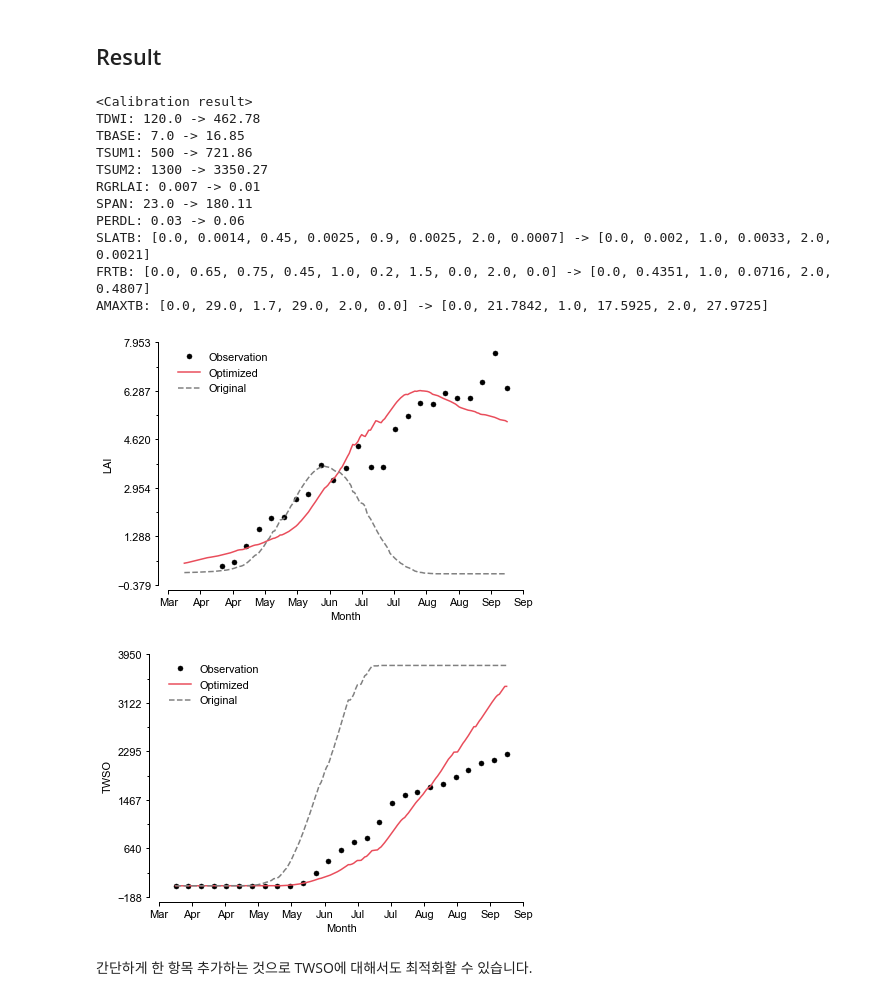
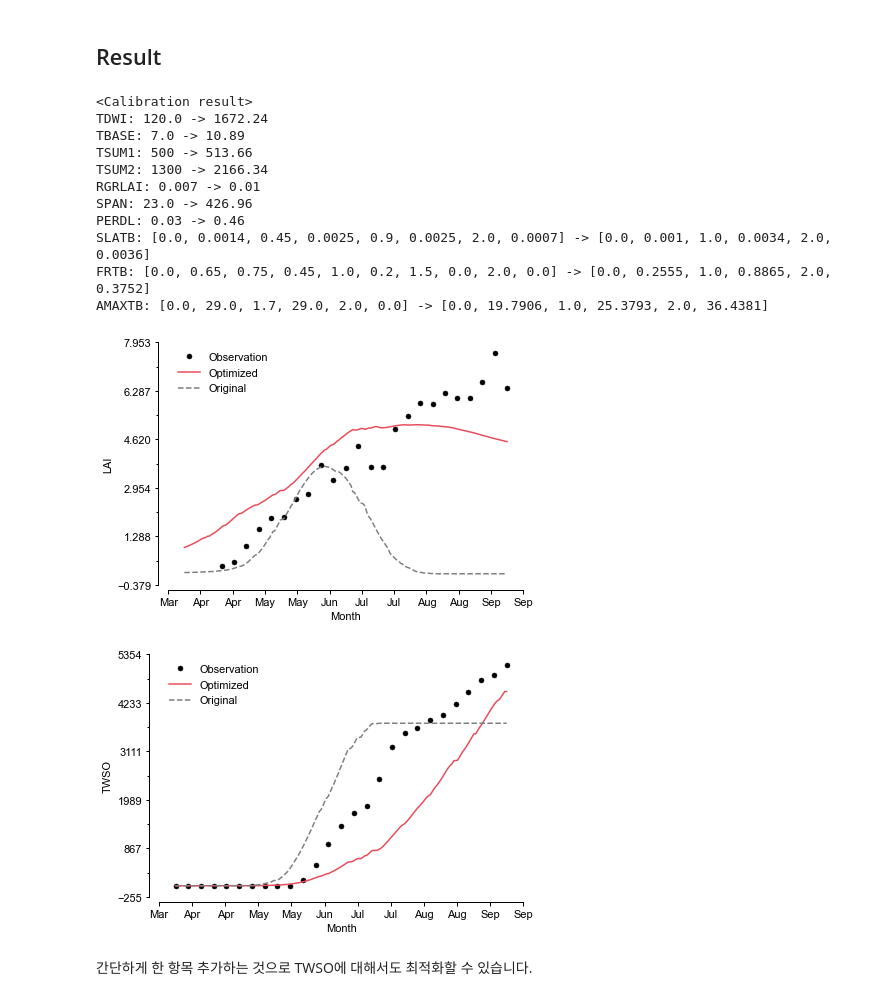
Before and after one commit to ataraxno/pcse_calibration, a Jupyter notebook: 03_multi_target_opt.ipynb, the cells around one changed output. Saved outputs shown, nothing was run; the diff lists cells and outputs as text; code cells hidden in the pictures.

```diff
--- a/03_multi_target_opt.ipynb
+++ b/03_multi_target_opt.ipynb
@@ -46,0 +56,3 @@ target_output.TWSO.plot()
+# %%
+minmax = pd.concat([target_output.min(), target_output.max()], axis=1)
+minmax.columns = ['min', 'max']
@@ -93,3 +102,8 @@ params_range_tb = [[0.001, 0.005, 3], [0, 1, 3], [0, 50, 3]] # [min, max, repeat
+# %%
+target_params = {'TDWI':[0, 2000], 'TBASE':[0, 30], 'TSUM1':[0, 1000],'TSUM2':[1000, 4000],
+                 'RGRLAI':[0, 0.01], 'SPAN':[0, 500], 'PERDL':[0, 1],
+                 'SLATB':[0.001, 0.005, 3, [0, 2]], 'FRTB':[0, 1, 3, [0, 2]], 'AMAXTB':[0, 50, 3, [0, 2]]}
+target_obj = target_output.columns
 # %%
 origin_value = {}
 for k in target_params:
@@ -99,15 +113,15 @@ for k in target_params:
 ## HyperOpt preparation
 # %%
 space = {}
-for p, r, in zip([_ for _ in target_params if not _.endswith('TB')], params_range):
-    space[p] = hp.uniform(p, r[0], r[1])
-for p, r, in zip([_ for _ in target_params if _.endswith('TB')], params_range_tb):
-    for i in range(r[2]):
-        space[f'{p}_{i}'] = hp.uniform(f'{p}_{i}', r[0], r[1])
+for k in [_ for _ in target_params if not _.endswith('TB')]:
+    space[k] = hp.uniform(k, target_params[k][0], target_params[k][1])
+for k in [_ for _ in target_params if _.endswith('TB')]:
+    for i in range(target_params[k][2]):
+        space[f'{k}_{i}'] = hp.uniform(f'{k}_{i}', target_params[k][0], target_params[k][1])
 # %% [markdown]
 ## Optimization process
 # %%
-objfunc_calculator = ObjectiveFunctionCalculator(target_params, target_obj, params, wdp, agro, target_output)
+objfunc_calculator = ObjectiveFunctionCalculator(target_params, target_obj, params, wdp, agro, target_output, minmax)
 # %%
 best = fmin(fn=objfunc_calculator, space=space, algo=tpe.suggest, max_evals=50)
 # %% [markdown]
@@ -118,24 +132,24 @@ for k in target_params:
     if not k.endswith('TB'):
         print(f'{k}: {origin_value[k]} -> {best[k]:.2f}')
     else:
-        TARGET = [x for x in best.keys() if x.startswith(k)]
         temp_list = []
-        for v1, v2 in zip(np.linspace(0.0, 2.0, len(TARGET)), [best[_] for _ in TARGET]):
+        for v1, v2 in zip(np.linspace(target_params[k][-1][0], target_params[k][-1][1], target_params[k][2]),
+                          [_ for _ in best if _.startswith(k)]):
             temp_list.append(v1)
-            temp_list.append(v2)
+            temp_list.append(best[v2])
         print(f'{k}: {origin_value[k]} -> {[np.round(_, 4) for _ in temp_list]}')
 # %% [output]
 <Calibration result>
-TDWI: 120.0 -> 462.78
-TBASE: 7.0 -> 16.85
-TSUM1: 500 -> 721.86
-TSUM2: 1300 -> 3350.27
+TDWI: 120.0 -> 1672.24
+TBASE: 7.0 -> 10.89
+TSUM1: 500 -> 513.66
+TSUM2: 1300 -> 2166.34
 RGRLAI: 0.007 -> 0.01
-SPAN: 23.0 -> 180.11
-PERDL: 0.03 -> 0.06
-SLATB: [0.0, 0.0014, 0.45, 0.0025, 0.9, 0.0025, 2.0, 0.0007] -> [0.0, 0.002, 1.0, 0.0033, 2.0, 0.0021]
-FRTB: [0.0, 0.65, 0.75, 0.45, 1.0, 0.2, 1.5, 0.0, 2.0, 0.0] -> [0.0, 0.4351, 1.0, 0.0716, 2.0, 0.4807]
-AMAXTB: [0.0, 29.0, 1.7, 29.0, 2.0, 0.0] -> [0.0, 21.7842, 1.0, 17.5925, 2.0, 27.9725]
+SPAN: 23.0 -> 426.96
+PERDL: 0.03 -> 0.46
+SLATB: [0.0, 0.0014, 0.45, 0.0025, 0.9, 0.0025, 2.0, 0.0007] -> [0.0, 0.001, 1.0, 0.0034, 2.0, 0.0036]
+FRTB: [0.0, 0.65, 0.75, 0.45, 1.0, 0.2, 1.5, 0.0, 2.0, 0.0] -> [0.0, 0.2555, 1.0, 0.8865, 2.0, 0.3752]
+AMAXTB: [0.0, 29.0, 1.7, 29.0, 2.0, 0.0] -> [0.0, 19.7906, 1.0, 25.3793, 2.0, 36.4381]
 # %%
 fig = plt.figure(figsize=((8/2.54*2), (6/2.54*1.8)))
 ax = plt.subplot()
@@ -145,9 +159,9 @@ ax.spines['bottom'].set_position(('outward', 5))
 
 ax.plot(target_output.index, target_output.LAI, 'o', ms=5, mew=0.5, mec='k', c='k', label="Observation")
 _ = objfunc_calculator(best)
-ax.plot(objfunc_calculator.df_sim.index, objfunc_calculator.df_sim.LAI, c=cmap[0], label="Optimized")
-_ = objfunc_calculator(origin_value)
-ax.plot(objfunc_calculator.df_sim.index, objfunc_calculator.df_sim.LAI, "--", c='gray', label="Original")
+ax.plot(objfunc_calculator.sim.index, objfunc_calculator.sim.LAI, c=cmap[0], label="Optimized")
+_ = objfunc_calculator(origin_value, is_train=False)
+ax.plot(objfunc_calculator.sim.index, objfunc_calculator.sim.LAI, "--", c='gray', label="Original")
 
 ax.xaxis.set_major_formatter(mdates.DateFormatter('%b'))
 ax.xaxis.set_major_locator(LinearLocator(12))
@@ -160,36 +174,35 @@ ax.legend(frameon=False, loc=0)
 fig.tight_layout()
 plt.show()
 # %% [output]
-[figure, old version]
+[figure, new version]
 # %%
 compare_df = pd.read_csv(f'./data/pap_grw_RDA_open.csv', index_col='date')
 compare_df.index = pd.DatetimeIndex(compare_df.index)
 # %%
 # rerun with the best parameters found
 fig = plt.figure(figsize=((8/2.54*2), (6/2.54*1.8)))
 ax = plt.subplot()
 ax.spines['right'].set_visible(False)
 ax.spines['left'].set_position(('outward', 10))
 ax.spines['bottom'].set_position(('outward', 5))
 
-ax.plot(compare_df.index, compare_df.cum_harvest, 'o', ms=5, mew=0.5, mec='k', c='k', label="Observation")
+ax.plot(compare_df.index, compare_df.cum_harvest*FACTOR, 'o', ms=5, mew=0.5, mec='k', c='k', label="Observation")
 _ = objfunc_calculator(best)
-ax.plot(objfunc_calculator.df_sim.index, objfunc_calculator.df_sim.TWSO, c=cmap[0], label="Optimized")
-_ = objfunc_calculator(origin_value)
-ax.plot(objfunc_calculator.df_sim.index, objfunc_calculator.df_sim.TWSO, "--", c='gray', label="Original")
+ax.plot(objfunc_calculator.sim.index, objfunc_calculator.sim.TWSO, c=cmap[0], label="Optimized")
+_ = objfunc_calculator(origin_value, is_train=False)
+ax.plot(objfunc_calculator.sim.index, objfunc_calculator.sim.TWSO, "--", c='gray', label="Original")
 
 ax.xaxis.set_major_formatter(mdates.DateFormatter('%b'))
 ax.xaxis.set_major_locator(LinearLocator(12))
 ax.yaxis.set_major_locator(LinearLocator(6))
 ax.yaxis.set_minor_locator(LinearLocator(11))
-# ax.set_ybound(0, 5)
 ax.set_xlabel('Month')
 ax.set_ylabel('TWSO')
 
 ax.legend(frameon=False, loc=0)
 fig.tight_layout()
 plt.show()
 # %% [output]
-[figure, old version]
+[figure, new version]
 # %% [markdown]
 간단하게 한 항목 추가하는 것으로 TWSO에 대해서도 최적화할 수 있습니다.
```
Also changed, not shown: parts of 6 cells of this notebook, 4 other files.
